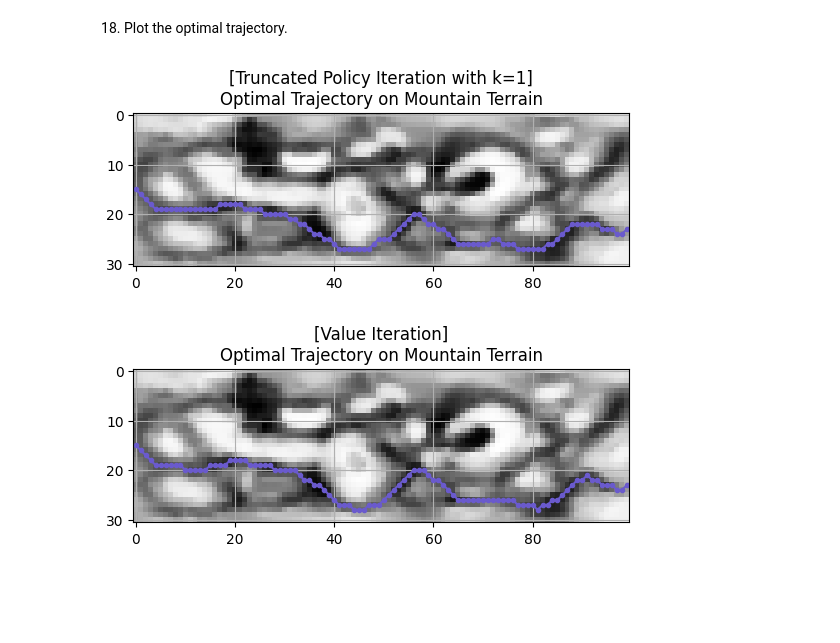
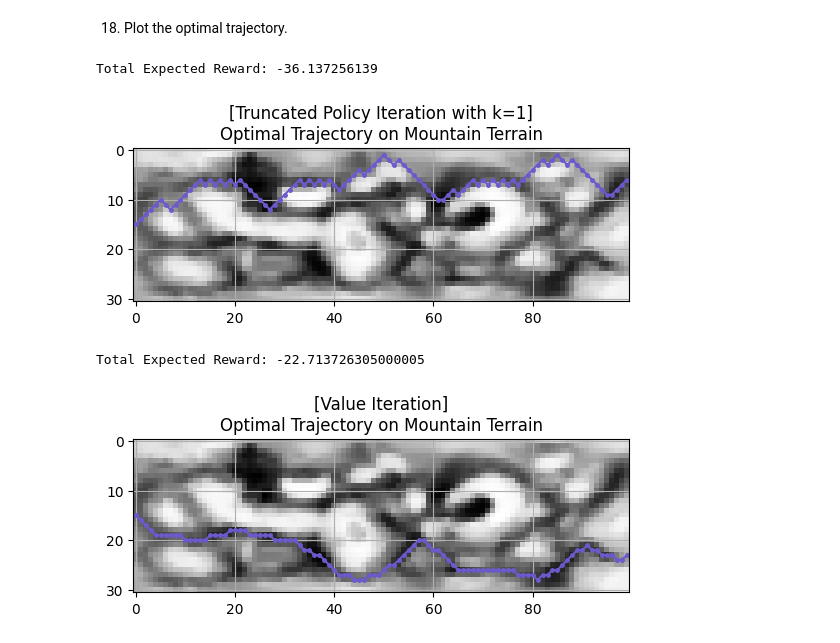
Before and after one commit to kuimetra/reinforcement_learning, a Jupyter notebook: problem_set2/main.ipynb, the cells around one changed output. Drawn from its saved outputs; the diff is of its cells as text; code cells hidden in the pictures; blank space fills up the shorter version.

```diff
--- a/problem_set2/main.ipynb
+++ b/problem_set2/main.ipynb
@@ -5,7 +5,7 @@ import numpy as np
 # %%
 np.random.seed(0)
 # %%
-def policy_evaluation(env, policy, gamma=0.99, eps=1e-4, order='rtl', k=None):
+def policy_evaluation(env, policy, gamma=0.9, eps=1e-5, order='rtl', k=None):
     """
     Evaluate a policy given an environment and a description of it.
 
@@ -30,10 +30,9 @@ def policy_evaluation(env, policy, gamma=0.99, eps=1e-4, order='rtl', k=None):
 
         for state in states:
             v = 0
-            action_probabilities = policy(state)
 
             # Bellman Expectation Equation
-            for action, prob in action_probabilities.items():
+            for action, prob in policy[state].items():
                 next_state = env.next_state(state, action)
                 reward = env.get_reward(state, action)
                 v += prob * (reward + gamma * V[next_state])
@@ -125,5 +135,6 @@ def policy_random(state):
     action_probabilities = {action: 1 / 3 for action in actions}
     return action_probabilities
 # %%
-v_random_left_to_right = policy_evaluation(env, policy_random, order='ltr')
+random_policy = {state: policy_random(state) for i in range(31) for j in range(100) for state in [(i, j)]}
+v_random_left_to_right = policy_evaluation(env, random_policy, order='ltr')
 # %% [output]
@@ -177,7 +187,7 @@ Instead of just evaluating possible policies, the robot now considers trying to
     (i) policy evaluation until the state values are stable (they change less than a ε threshold); and,
     (ii) policy improvement.
 # %%
-def policy_improvement(env, V, gamma=0.99):
+def policy_improvement(env, V, gamma=0.9):
     """
     Performs one incremental step in improving a given policy.
 
@@ -193,6 +203,8 @@ def policy_improvement(env, V, gamma=0.99):
     for state in [(i, j) for i in range(31) for j in range(100)]:
         action_values = {action: env.get_reward(state, action) + gamma * V[env.next_state(state, action)]
                          for action in env.actions}
-        improved_policy[state] = max(action_values, key=action_values.get)
+        best_action = max(action_values, key=action_values.get)
+        improved_policy[state] = {action: (1 if action == best_action else 0) for action in env.actions}
+
     return improved_policy
 # %%
@@ -266,7 +287,7 @@ plot_optimal_trajectory(env, optimal_standard_policy, (15,0), "Standard Policy I
     (i) $k$ = 3 steps of policy evaluation; and,
     (ii) policy improvement.
 # %%
-def truncated_policy_iteration(env, gamma=0.99, eps=1e-4, k=3):
+def truncated_policy_iteration(env, gamma=0.9, eps=1e-5, k=3):
     """
     Perform truncated policy iteration on an environment.
 
@@ -279,12 +300,12 @@ def truncated_policy_iteration(env, gamma=0.99, eps=1e-4, k=3):
     Returns:
         Optimal policy.
     """
-    policy = {state: np.random.choice(env.actions) for i in range(31) for j in range(100) for state in [(i, j)]}
+    policy = random_policy
 
     iteration_count = 0
 
     while True:
-        V = policy_evaluation(env, policy_random, gamma, eps, k=k)
+        V = policy_evaluation(env, policy, gamma, eps, k=k)
         new_policy = policy_improvement(env, V, gamma)
         iteration_count += 1
         if new_policy == policy:
@@ -293,9 +314,7 @@ def truncated_policy_iteration(env, gamma=0.99, eps=1e-4, k=3):
 
     print("[Truncated Policy Iteration] Number of iterations:", iteration_count)
 
-    optimal_policy = {state: {action: 1 if action == policy[state] else 0 for action in env.actions} for state in
-                      policy}
-    return optimal_policy
+    return policy
 # %%
 optimal_truncated3_policy = truncated_policy_iteration(env, k=3)
 # %% [output]
@@ -367,10 +416,14 @@ optimal_value_iteration_policy = value_iteration(env)
 # %% [markdown]
 18. Plot the optimal trajectory.
 # %%
-plot_optimal_trajectory(env, optimal_truncated1_policy, (15, 0), "Truncated Policy Iteration with k=1")
+plot_trajectory(env, optimal_truncated1_policy, (15, 0),
+                "[Truncated Policy Iteration with k=1]\nOptimal Trajectory on Mountain Terrain")
 # %% [output]
+Total Expected Reward: -36.137256139
-[figure, old version]
+[figure, new version]
 # %%
-plot_optimal_trajectory(env, optimal_value_iteration_policy, (15, 0), "Value Iteration")
+plot_trajectory(env, optimal_value_iteration_policy, (15, 0),
+                "[Value Iteration]\nOptimal Trajectory on Mountain Terrain")
 # %% [output]
+Total Expected Reward: -22.713726305000005
-[figure, old version]
+[figure, new version]
```
Also changed, not shown: parts of 23 cells of this notebook.
